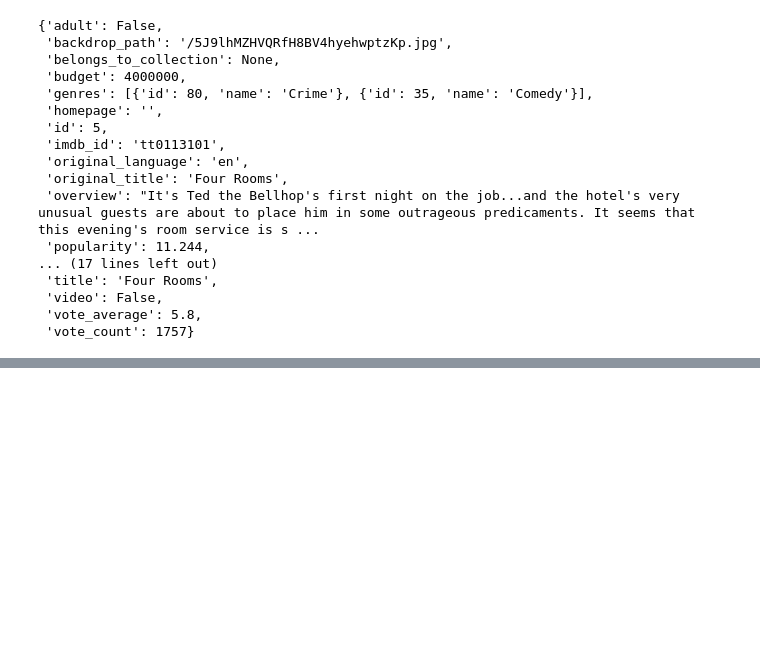
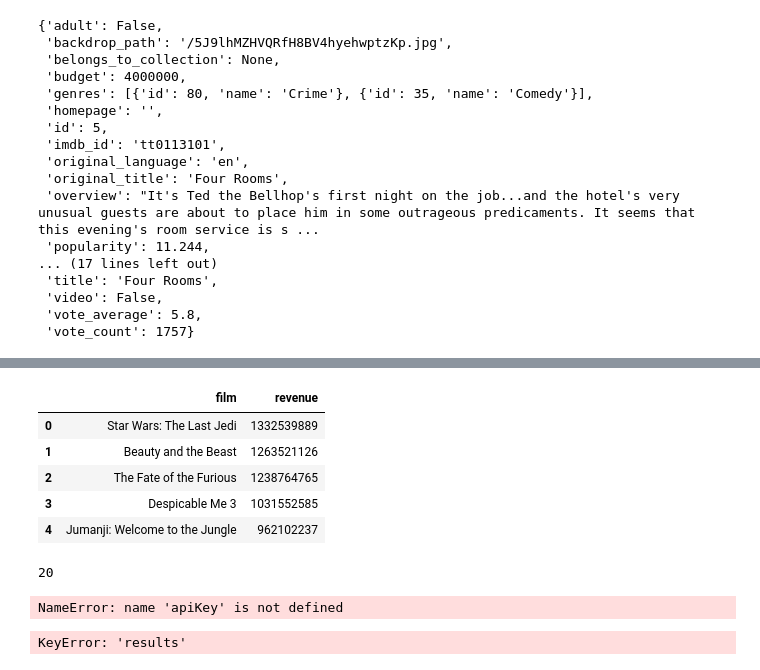
Before and after one commit to alimahzoon/Microsoft-Movie-Analysis, a Jupyter notebook: TMDB-Data.ipynb, the cells around one changed output, grey strips where cells are left out. Cells and saved outputs as stored; diff of their text form; code cells hidden in the pictures; blank space fills up the shorter version.

```diff
--- a/TMDB-Data.ipynb
+++ b/TMDB-Data.ipynb
@@ -25,0 +90,54 @@ tmdb.Movies(5).info()
+# %%
+highest_revenue = response.json()
+# %%
+highest_revenue_films = highest_revenue['results']
+# %%
+
+# define column names for our new dataframe
+columns = ['film', 'revenue']
+
+# create dataframe with film and revenue columns
+df = pd.DataFrame(columns=columns)
+# %%
+# for each of the highest revenue films make an api call for that specific movie to return the budget and revenue
+for film in highest_revenue_films:
+    # print(film['title'])
+    film_revenue = requests.get('https://api.themoviedb.org/3/movie/'+ str(film['id']) +'?api_key=52decf811777c96cdfe3148253cda2cc&language=en-US')
+    film_revenue = film_revenue.json()
+    #print(locale.currency(film_revenue['revenue'], grouping=True ))
+    df.loc[len(df)]=[film['title'],film_revenue['revenue']] # store title and revenue in our dataframe
+# %%
+df.head()
+# %% [output]
+|  | film | revenue |
+| 0 | Star Wars: The Last Jedi | 1332539889 |
+| 1 | Beauty and the Beast | 1263521126 |
+| 2 | The Fate of the Furious | 1238764765 |
+| 3 | Despicable Me 3 | 1031552585 |
+| 4 | Jumanji: Welcome to the Jungle | 962102237 |
+# %%
+len(df)
+# %% [output]
+20
+# %%
+page = 1
+url = 'https://api.themoviedb.org/3/movie/popular?api_key=' + apiKey + '&page=' + page + '&append_to_response=videos'
+# %% [output]
+NameError: name 'apiKey' is not defined
+# %%
+#Discover API url filtered to movies >= 2004 and containing Drama genre_ID: 18
+api_key='52decf811777c96cdfe3148253cda2cc&language=en-US&sort_by=popularity.desc&include_adult=false&include_video=false&primary_release_year=>%3D2004&with_genres=18'
+discover_api_url = 'https://api.themoviedb.org/3/discover/movie?'+api_key
+
+discover_api = requests.get(discover_api_url).json()
+most_popular_films = discover_api['results']
+# Loop through first 1000 pages (the limit)
+for page in range(2, 1001):
+    discover_api = requests.get(discover_api_url + f"&page={page}").json()
+    most_popular_films.extend(discover_api['results'])
+
+#printing movie_id and movie_title by popularity desc
+for i, film in enumerate(most_popular_films):
+    print(i, film['id'], film['title'])
+# %% [output]
+KeyError: 'results'
```
Also changed, not shown: parts of 18 cells of this notebook.
